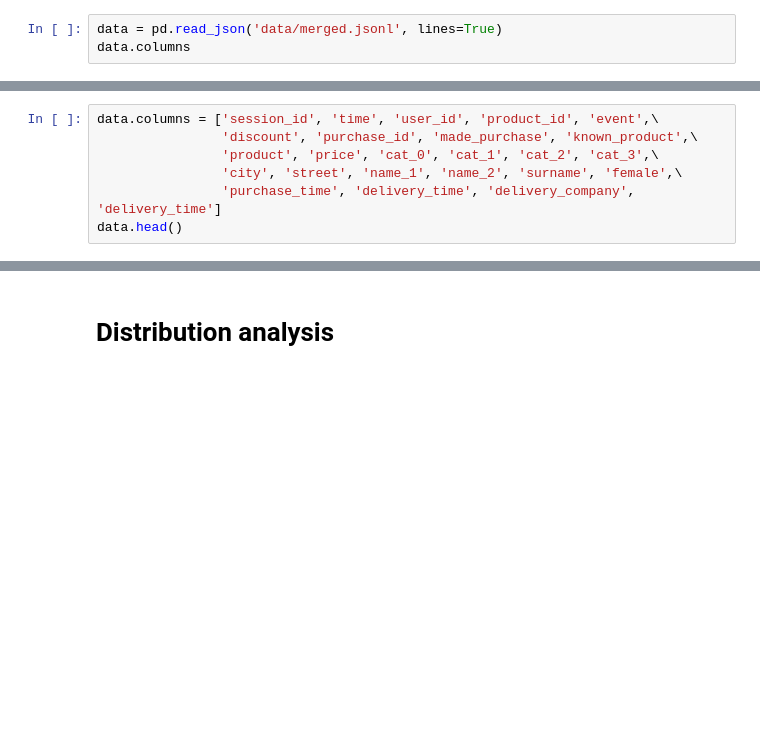
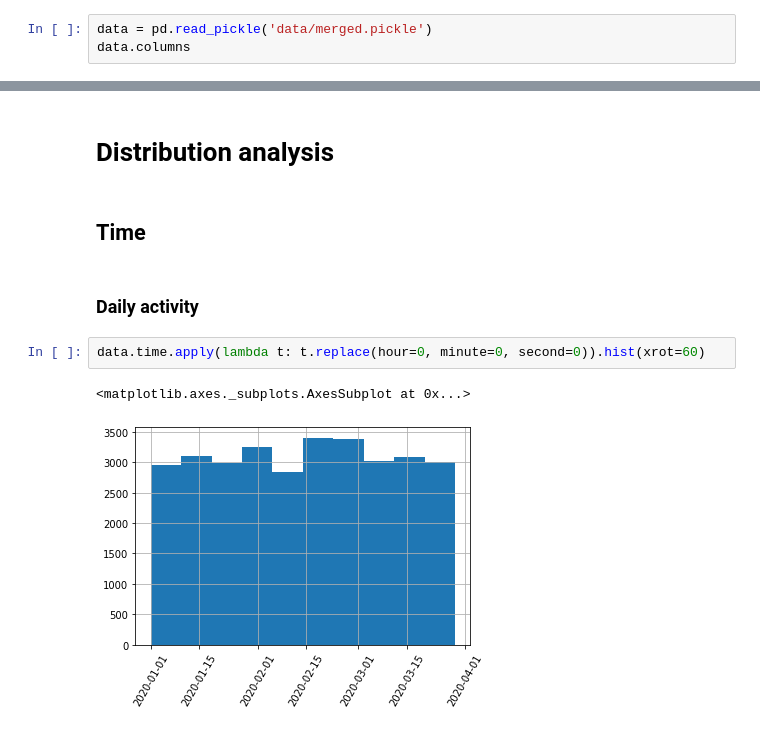
Before and after one commit to matkob/eshoppping, a Jupyter notebook: features.ipynb, the cells around one changed output, grey strips where cells are left out. Cells and saved outputs as stored; diff of their text form; blank space fills up the shorter version.

```diff
--- a/features.ipynb
+++ b/features.ipynb
@@ -3,6 +5,6 @@ import pandas as pd
 # %% [markdown]
 # Data reorganization
 # %%
-data = pd.read_json('data/merged.jsonl', lines=True)
+data = pd.read_pickle('data/merged.pickle')
 data.columns
 # %% [output]
@@ -14,8 +17 @@ Index(['session_id', 'timestamp', 'user_id', 'product_id', 'event_type',
       dtype='object')
-# %%
-data.columns = ['session_id', 'time', 'user_id', 'product_id', 'event',\
-                'discount', 'purchase_id', 'made_purchase', 'known_product',\
-                'product', 'price', 'cat_0', 'cat_1', 'cat_2', 'cat_3',\
-                'city', 'street', 'name_1', 'name_2', 'surname', 'female',\
-                'purchase_time', 'delivery_time', 'delivery_company', 'delivery_time']
-data.head()
@@ -30,2 +28,11 @@ data.head()
 # %% [markdown]
 # Distribution analysis
+# %% [markdown]
+## Time
+# %% [markdown]
+### Daily activity
+# %%
+data.time.apply(lambda t: t.replace(hour=0, minute=0, second=0)).hist(xrot=60)
+# %% [output]
+<matplotlib.axes._subplots.AxesSubplot at 0x...>
+[figure, added]
```
Also changed, not shown: parts of 41 cells of this notebook, 3 other files.
